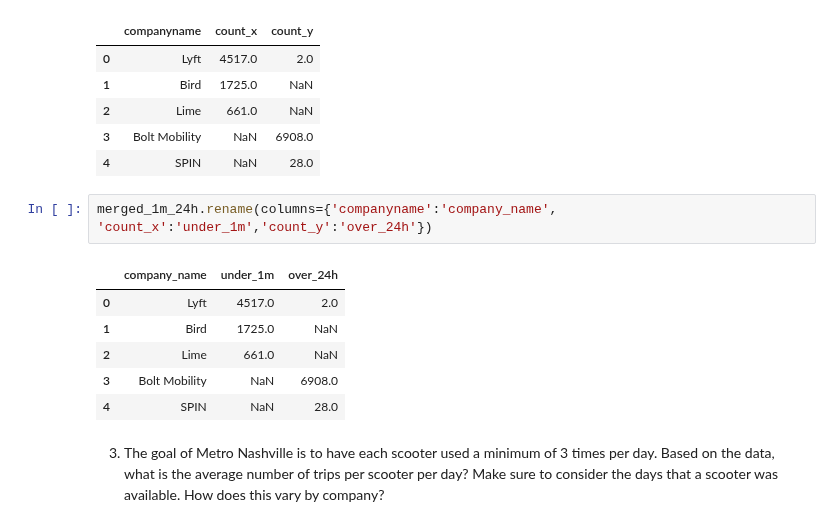
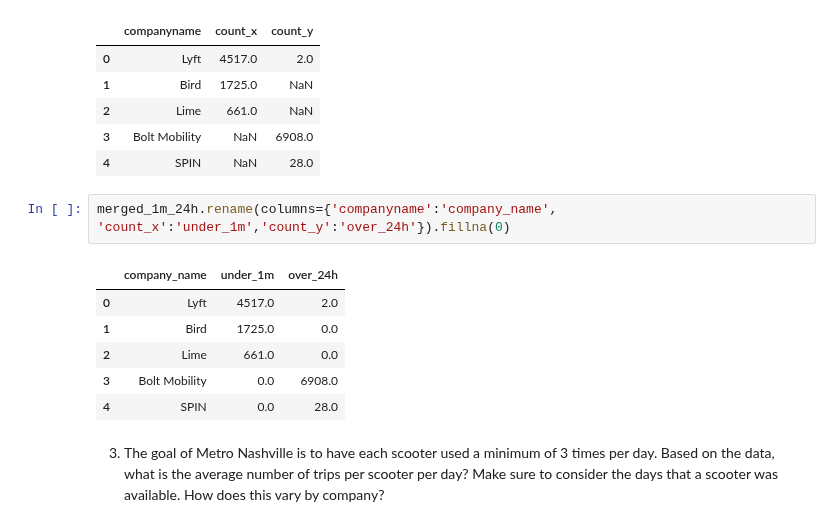
Before and after one commit to NSS-Data-Analytics-Cohort-10/scooters-group-2, a Jupyter notebook: notebooks/scooters_notebook.ipynb, the cells around one changed output. Drawn from its saved outputs; the diff is of its cells as text.

```diff
--- a/notebooks/scooters_notebook.ipynb
+++ b/notebooks/scooters_notebook.ipynb
@@ -579,14 +599,14 @@ merged_1m_24h.head(8)
 | 3 | Bolt Mobility | NaN | 6908.0 |
 | 4 | SPIN | NaN | 28.0 |
 # %%
-merged_1m_24h.rename(columns={'companyname':'company_name', 'count_x':'under_1m','count_y':'over_24h'})
+merged_1m_24h.rename(columns={'companyname':'company_name', 'count_x':'under_1m','count_y':'over_24h'}).fillna(0)
 # %% [output]
 |  | company_name | under_1m | over_24h |
 | 0 | Lyft | 4517.0 | 2.0 |
-| 1 | Bird | 1725.0 | NaN |
-| 2 | Lime | 661.0 | NaN |
-| 3 | Bolt Mobility | NaN | 6908.0 |
-| 4 | SPIN | NaN | 28.0 |
+| 1 | Bird | 1725.0 | 0.0 |
+| 2 | Lime | 661.0 | 0.0 |
+| 3 | Bolt Mobility | 0.0 | 6908.0 |
+| 4 | SPIN | 0.0 | 28.0 |
 # %% [markdown]
 3. The goal of Metro Nashville is to have each scooter used a minimum of 3 times per day. Based on the data, what is the average number of trips per scooter per day? Make sure to consider the days that a scooter was available. How does this vary by company?
 # %%
```
Also changed, not shown: parts of 1 cell of this notebook.
